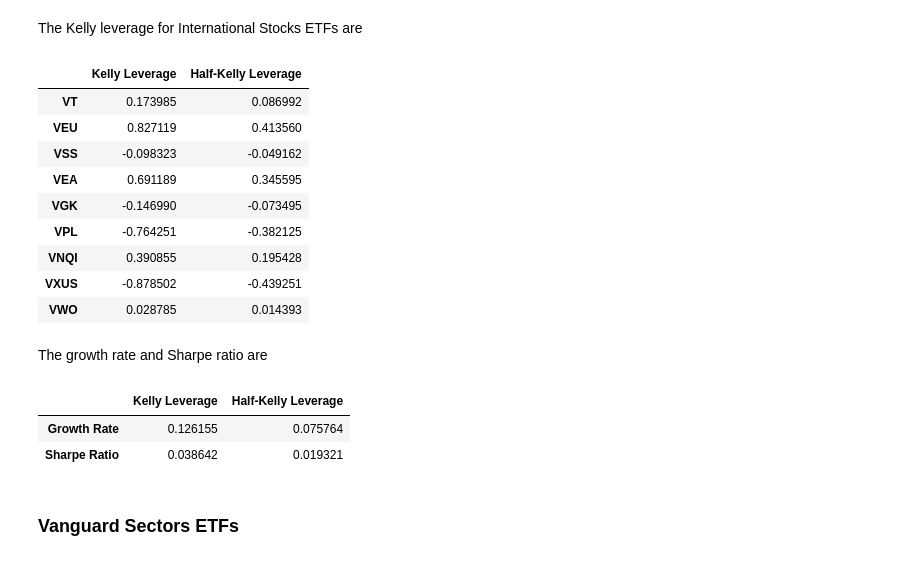
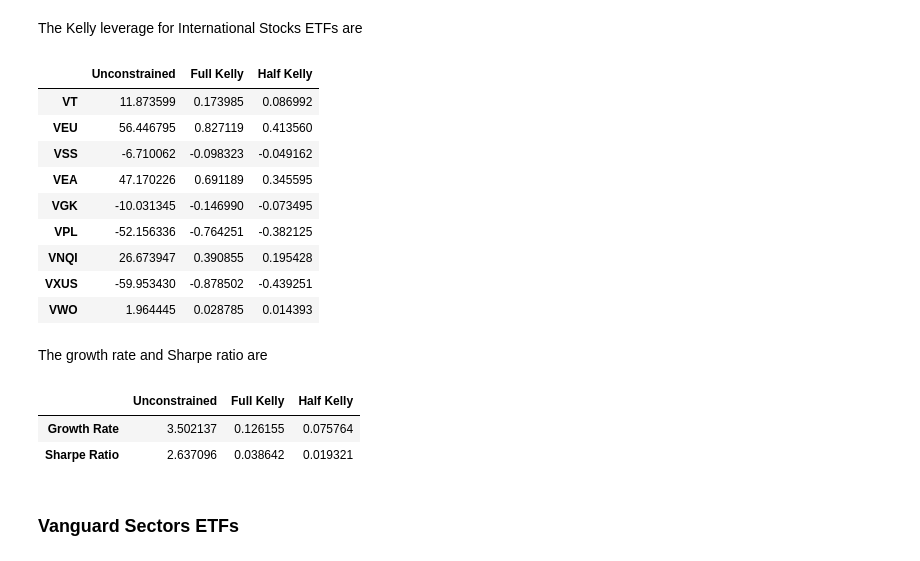
Before and after one commit to DinodC/investing-etf-kelly, a Jupyter notebook: investing_etf_kelly_02.ipynb, the cells around one changed output. Saved outputs shown, nothing was run; the diff lists cells and outputs as text; code cells hidden in the pictures.

```diff
--- a/investing_etf_kelly_02.ipynb
+++ b/investing_etf_kelly_02.ipynb
@@ -127,25 +133,26 @@ for i in groups:
 
     # Adjust leverage
     adj_leverage = max_leverage / np.sum(np.abs(F))
-    F = adj_leverage * F
 
-    # Growth rate at full Kelly
-    g = risk_free + np.matmul(np.transpose(F), M) - 0.5 * np.matmul(np.matmul(np.transpose(F), C), F)
+    # Leverages for unconstrained, full and half Kelly
+    Kelly = [F,
+             adj_leverage * F,
+             0.5 * adj_leverage * F]
 
-    # Growth at half Kelly
-    g_half = risk_free + np.matmul(np.transpose(0.5 * F), M) - 0.5 * np.matmul(np.matmul(np.transpose(0.5 * F), C), 0.5 * F)
+    Kelly_id = ['unconstrained',
+                'full',
+                'half']
 
-    # Sharpe ratio
-    sharpe = np.sqrt(np.matmul(np.matmul(np.transpose(F), C), F))
+    for k in range(len(Kelly)):
+        # Growth rate
+        g = risk_free + np.matmul(np.transpose(Kelly[k]), M) - 0.5 * np.matmul(np.matmul(np.transpose(Kelly[k]), C), Kelly[k])
+        # Sharpe ratio
+        sharpe = np.sqrt(np.matmul(np.matmul(np.transpose(Kelly[k]), C), Kelly[k]))
 
-    # Sharpe at half Kelly
-    sharpe_half = np.sqrt(np.matmul(np.matmul(np.transpose(0.5 * F), C), 0.5 * F))
+        # Updated outputs: F, g and sharpe
+        output[i][Kelly_id[k]] = Kelly[k]
+        output[i][Kelly_id[k] + ' growth'] = g
+        output[i][Kelly_id[k] + ' sharpe'] = sharpe
 
     # Update output
     output[i]['tickers'] = list(close.columns)
-    output[i]['kelly'] = list(F)
-    output[i]['kelly half'] = list(0.5 * F)
-    output[i]['growth'] = g
-    output[i]['growth half'] = g_half
-    output[i]['sharpe'] = sharpe
-    output[i]['sharpe half'] = sharpe_half
@@ -254,30 +269,32 @@ The Kelly leverage for International Stocks ETFs are
 # %%
 group = 'intl stocks'
 
-pd.DataFrame({'Kelly Leverage': output[group]['kelly'],
-              'Half-Kelly Leverage': output[group]['kelly half']},
+pd.DataFrame({'Unconstrained': output[group]['unconstrained'],
+              'Full Kelly': output[group]['full'],
+              'Half Kelly': output[group]['half']},
              index=output[group]['tickers'])
 # %% [output]
-|  | Kelly Leverage | Half-Kelly Leverage |
-| VT | 0.173985 | 0.086992 |
-| VEU | 0.827119 | 0.413560 |
-| VSS | -0.098323 | -0.049162 |
-| VEA | 0.691189 | 0.345595 |
-| VGK | -0.146990 | -0.073495 |
-| VPL | -0.764251 | -0.382125 |
-| VNQI | 0.390855 | 0.195428 |
-| VXUS | -0.878502 | -0.439251 |
-| VWO | 0.028785 | 0.014393 |
+|  | Unconstrained | Full Kelly | Half Kelly |
+| VT | 11.873599 | 0.173985 | 0.086992 |
+| VEU | 56.446795 | 0.827119 | 0.413560 |
+| VSS | -6.710062 | -0.098323 | -0.049162 |
+| VEA | 47.170226 | 0.691189 | 0.345595 |
+| VGK | -10.031345 | -0.146990 | -0.073495 |
+| VPL | -52.156336 | -0.764251 | -0.382125 |
+| VNQI | 26.673947 | 0.390855 | 0.195428 |
+| VXUS | -59.953430 | -0.878502 | -0.439251 |
+| VWO | 1.964445 | 0.028785 | 0.014393 |
 # %% [markdown]
 The growth rate and Sharpe ratio are
 # %%
-pd.DataFrame({'Kelly Leverage': [output[group]['growth'], output[group]['sharpe']],
-              'Half-Kelly Leverage': [output[group]['growth half'], output[group]['sharpe half']]},
+pd.DataFrame({'Unconstrained': [output[group]['unconstrained growth'], output[group]['unconstrained sharpe']],
+              'Full Kelly': [output[group]['full growth'], output[group]['full sharpe']],
+              'Half Kelly': [output[group]['half growth'], output[group]['half sharpe']]},
              index=['Growth Rate', 'Sharpe Ratio'])
 # %% [output]
-|  | Kelly Leverage | Half-Kelly Leverage |
-| Growth Rate | 0.126155 | 0.075764 |
-| Sharpe Ratio | 0.038642 | 0.019321 |
+|  | Unconstrained | Full Kelly | Half Kelly |
+| Growth Rate | 3.502137 | 0.126155 | 0.075764 |
+| Sharpe Ratio | 2.637096 | 0.038642 | 0.019321 |
 # %% [markdown]
 ### Vanguard Sectors ETFs
 # %% [markdown]
```
Also changed, not shown: parts of 15 cells of this notebook.
